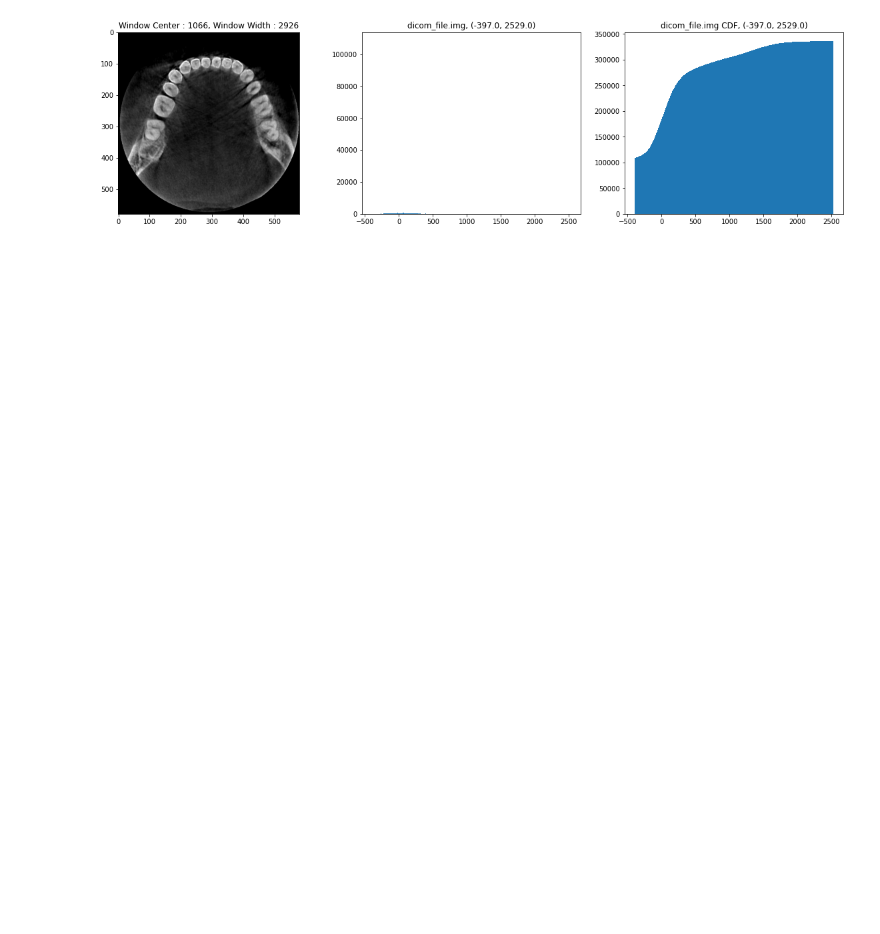
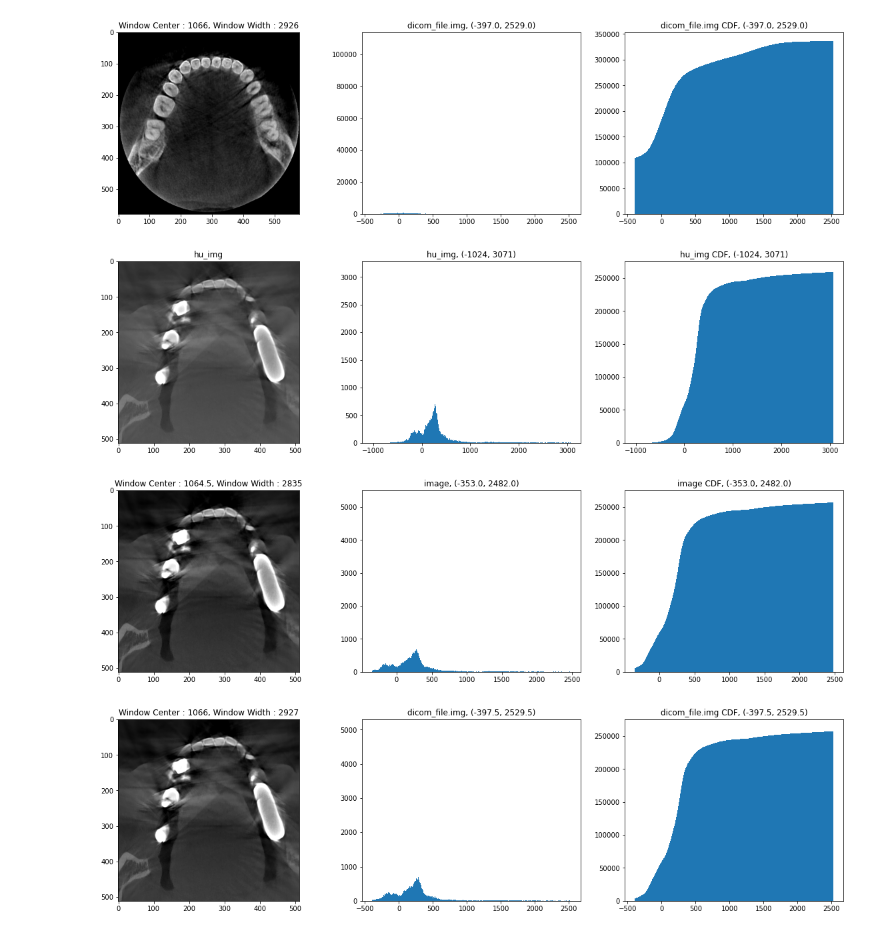
Before and after one commit to Jihwan98/2022-1, a Jupyter notebook: G-Follow/dicom_roi_2.ipynb, the cells around one changed output. Cells and saved outputs as stored; diff of their text form; code cells hidden in the pictures; blank space fills up the shorter version.

```diff
--- a/G-Follow/dicom_roi_2.ipynb
+++ b/G-Follow/dicom_roi_2.ipynb
@@ -338,3 +338,53 @@ plt.title(f"dicom_file.img CDF, {np.min(dicom_file.img), np.max(dicom_file.img)}
 plt.show()
 # %% [output]
 [figure]
+# %%
+data_list = os.listdir('data/Sample1')
+dicom_path = os.path.join('data/Sample1',data_list[200])
+dicom_file = Dicom(dicom_path=dicom_path, auto="all")
+image = dicom_file.get_image()
+hu_img = dicom_file.get_hu_image()
+
+hist, bins = np.histogram(hu_img.flatten(), int(np.max(hu_img) - np.min(hu_img) + 1), [np.min(hu_img), np.max(hu_img) + 1])
+plt.figure(figsize=(20,5))
+plt.subplot(1, 3, 1)
+plt.imshow(hu_img, cmap='gray')
+plt.title("hu_img")
+plt.subplot(1, 3, 2)
+plt.hist(hu_img.flatten(), bins)
+plt.title(f"hu_img, {np.min(hu_img), np.max(hu_img)}")
+plt.subplot(1, 3, 3)
+plt.hist(hu_img.flatten(), bins, cumulative=True)
+plt.title(f"hu_img CDF, {np.min(hu_img), np.max(hu_img)}")
+plt.show()
+
+hist1, bins1 = np.histogram(image.flatten(), int(np.max(image) - np.min(image) + 1), [np.min(image), np.max(image) + 1])
+plt.figure(figsize=(20,5))
+plt.subplot(1, 3, 1)
+plt.imshow(image, cmap='gray')
+plt.title(f"Window Center : {dicom_file.window_center}, Window Width : {dicom_file.window_width}")
+plt.subplot(1, 3, 2)
+plt.hist(image.flatten(), bins1)
+plt.title(f"image, {np.min(image), np.max(image)}")
+plt.subplot(1, 3, 3)
+plt.hist(image.flatten(), bins1, cumulative=True)
+plt.title(f"image CDF, {np.min(image), np.max(image)}")
+plt.show()
+
+dicom_file.change_window(1066, 2927)
+hist2, bins2 = np.histogram(dicom_file.img.flatten(), int(np.max(dicom_file.img) - np.min(dicom_file.img) + 1), [np.min(dicom_file.img), np.max(dicom_file.img) + 1])
+plt.figure(figsize=(20,5))
+plt.subplot(1, 3, 1)
+plt.imshow(dicom_file.img, cmap="gray")
+plt.title(f"Window Center : {dicom_file.window_center}, Window Width : {dicom_file.window_width}")
+plt.subplot(1, 3, 2)
+plt.hist(dicom_file.img.flatten(), bins2)
+plt.title(f"dicom_file.img, {np.min(dicom_file.img), np.max(dicom_file.img)}")
+plt.subplot(1, 3, 3)
+plt.hist(dicom_file.img.flatten(), bins2, cumulative=True)
+plt.title(f"dicom_file.img CDF, {np.min(dicom_file.img), np.max(dicom_file.img)}")
+plt.show()
+# %% [output]
+[figure, added]
+[figure, added]
+[figure, added]
```
Also changed, not shown: parts of 5 cells of this notebook.
